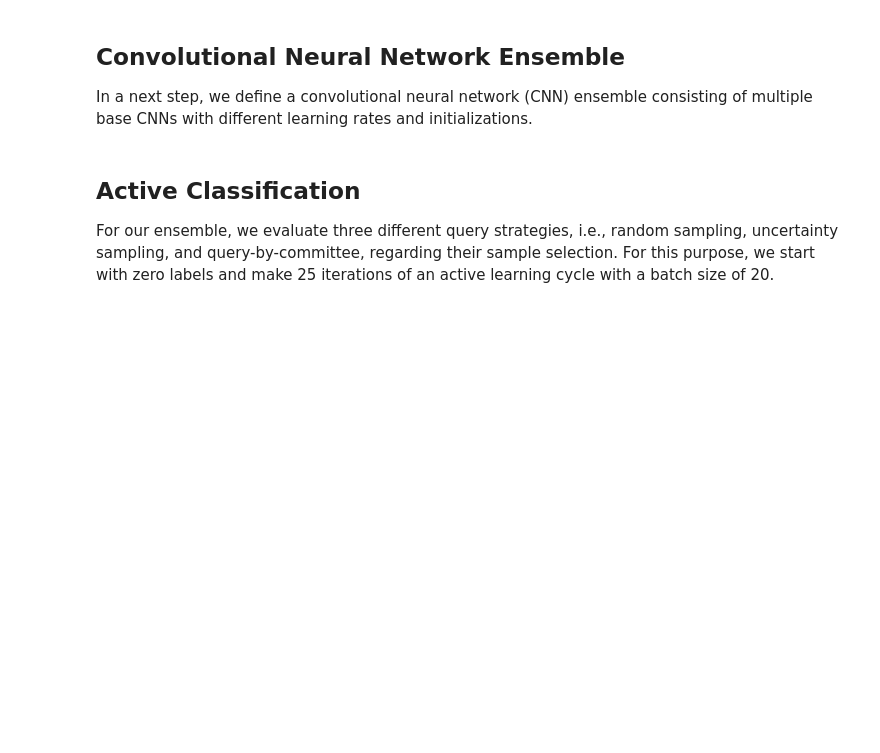
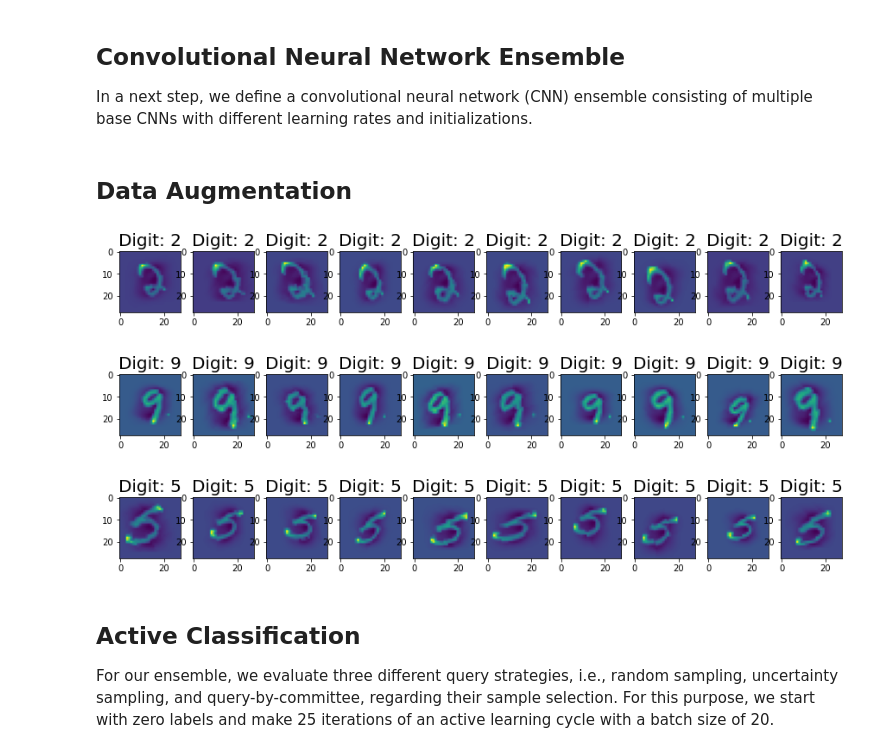
Before and after one commit to scikit-activeml/scikit-activeml, a Jupyter notebook: tutorials/01_deep_pool_al_with_skorch.ipynb, the cells around one changed output. Cells and saved outputs as stored; diff of their text form; code cells hidden in the pictures; blank space fills up the shorter version.

```diff
--- a/tutorials/01_deep_pool_al_with_skorch.ipynb
+++ b/tutorials/01_deep_pool_al_with_skorch.ipynb
@@ -3,6 +3,8 @@
 # %% [markdown]
 In this brief tutorial, we show an example use-case of our package `skactiveml` with the Python package [skorch](https://skorch.readthedocs.io/en/stable/), which is a scikit-learn wrapper for Pytorch models. This way, we are able to implement and test deep learning models in combination with query strategies implemented in our framework.
 # %%
+import os.path
+
 import matplotlib as mlp
 import matplotlib.pyplot as plt
 import numpy as np
@@ -11,14 +13,17 @@ import warnings
 
 from copy import deepcopy
 from skactiveml.classifier import SklearnClassifier
-from skactiveml.pool import UncertaintySampling, QueryByCommittee, RandomSampling
+from skactiveml.pool import UncertaintySampling, QueryByCommittee, RandomSampling, BatchBALD
 from skactiveml.utils import call_func
-from sklearn.datasets import load_digits
+from sklearn.datasets import fetch_openml
 from sklearn.ensemble import VotingClassifier
 from sklearn.model_selection import train_test_split
 from sklearn.preprocessing import StandardScaler
 from skorch import NeuralNetClassifier
 from torch import nn
+import torch.nn.functional as F
+import torch.optim as optim
+from torchvision.transforms import Compose
 
 mlp.rcParams["figure.facecolor"] = "white"
 
@@ -28,6 +33,7 @@ FONTSIZE = 20
 
 torch.manual_seed(RANDOM_STATE)
 torch.cuda.manual_seed(RANDOM_STATE)
+device = 'cuda' if torch.cuda.is_available() else 'cpu'
 
 warnings.filterwarnings("ignore")
 # %% [markdown]
@@ -110,6 +122,40 @@ ensemble_init = SklearnClassifier(
     estimator=VotingClassifier(estimators=estimators, voting='soft'),
     missing_label=MISSING_LABEL, random_state=RANDOM_STATE, classes=classes
 )
+# %% [markdown]
+## Data Augmentation
+# %%
+from torchvision.transforms import transforms
+
+transform = transforms.Compose(
+    [
+        transforms.RandomAffine(degrees=(-10, 10), translate=(0.05, 0.05), scale=(0.9, 1.2)),
+        transforms.RandomPerspective(distortion_scale=0.4, p=1.0),
+        transforms.GaussianBlur(kernel_size=(3, 3), sigma=(0.01, 0.1)),
+        #transforms.ElasticTransform(alpha=250.0, sigma=5.0)
+    ]
+)
+
+def augmentate(X, y, n):
+    y_augmented = np.tile(y, n)
+    X_augmented = np.empty((0, *(X.shape[1:])), dtype=np.float32)
+    for x in np.tile(X, (n, *[1]*(X.ndim-1))):
+        X_augmented = np.append(X_augmented, transform(torch.from_numpy(x)).reshape(1, *(X.shape[1:])), axis=0)
+    return np.array(X_augmented), y_augmented
+
+
+# Visualize 30 augmented images.
+for i in range(3):
+    X_aug, y_aug = augmentate(X_train[i].reshape(1,1,28,28), y_train[i], 10)
+    fig, axes = plt.subplots(figsize=(15, 5), nrows=1, ncols=10)
+    for j in range(10):
+        axes[j].set_title(f'Digit: {y_train[i]}', fontsize=FONTSIZE)
+        axes[j].imshow(X_aug[j].reshape(28,28))
+    plt.show()
+# %% [output]
+[figure, added]
+[figure, added]
+[figure, added]
 # %% [markdown]
 ## Active Classification
 For our ensemble, we evaluate three different query strategies, i.e., random sampling, uncertainty sampling, and query-by-committee, regarding their sample selection. For this purpose, we start with zero labels and make 25 iterations of an active learning cycle with a batch size of 20.
```
Also changed, not shown: parts of 5 cells of this notebook, 2 other files.
